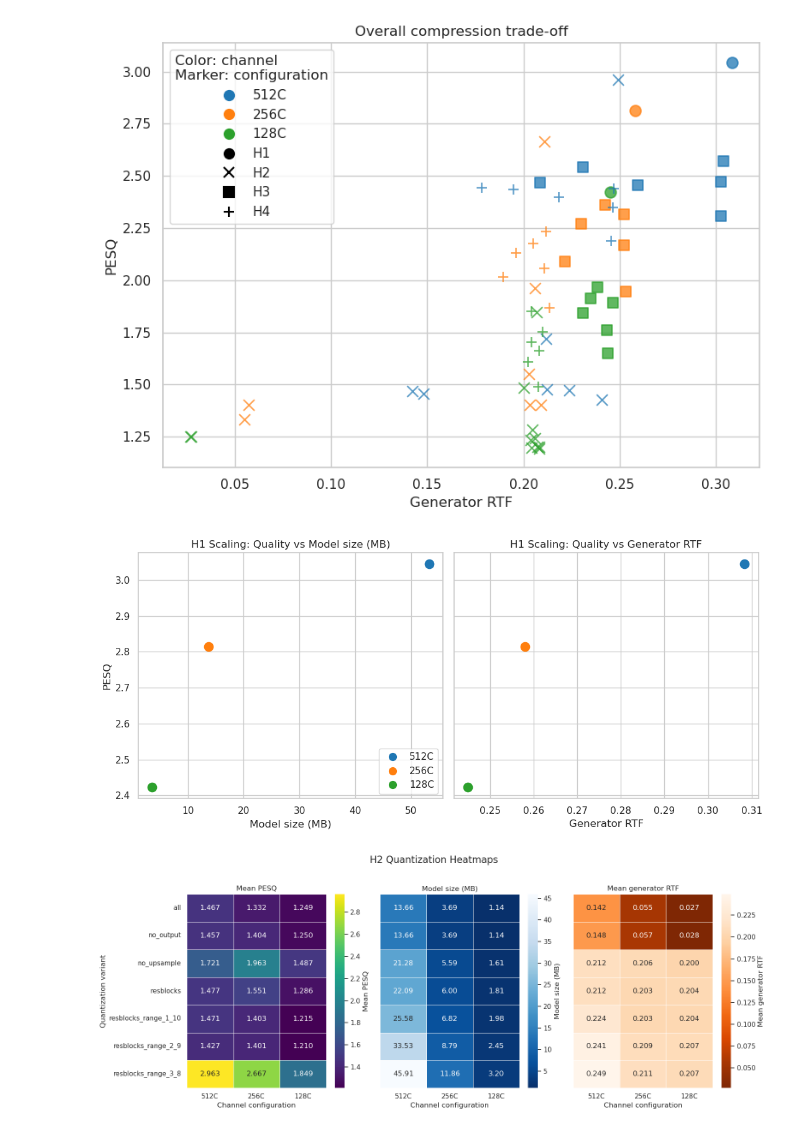
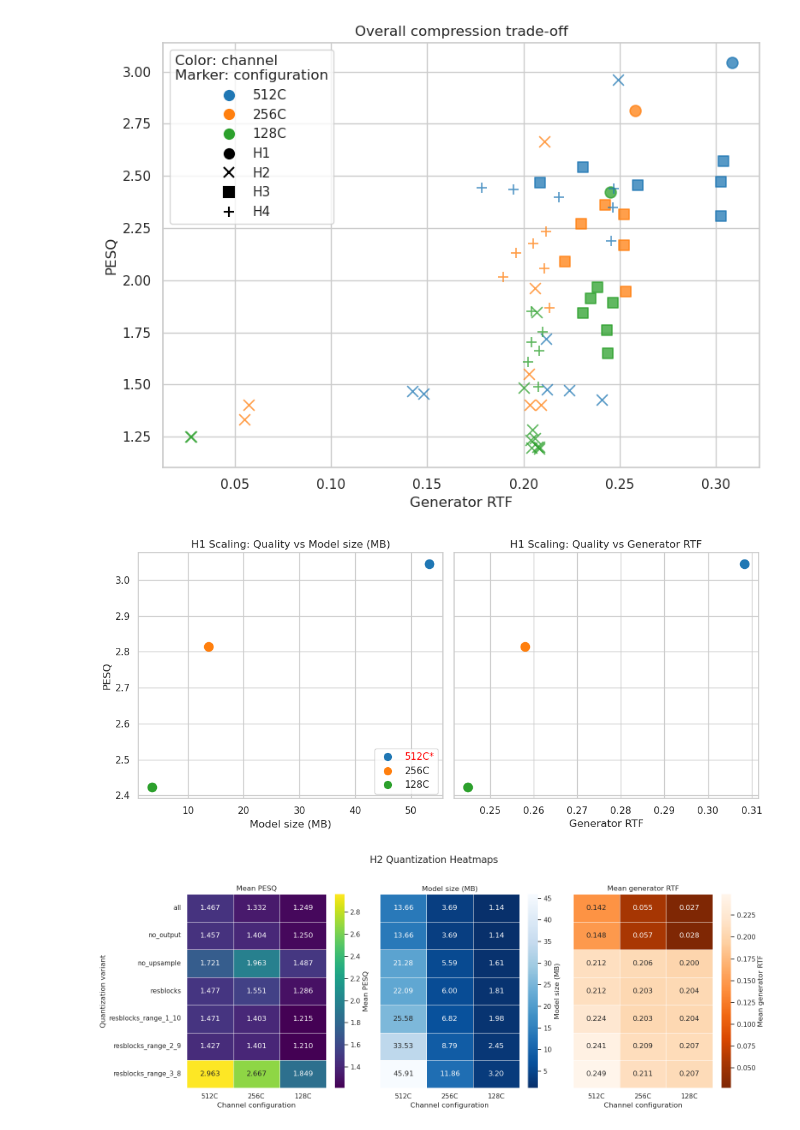
Before and after one commit to chanky1998/BIMAP_VOCODE, a Jupyter notebook: experiments_results_pd.ipynb, the cells around one changed output. Saved outputs shown, nothing was run; the diff lists cells and outputs as text; code cells hidden in the pictures.

```diff
--- a/experiments_results_pd.ipynb
+++ b/experiments_results_pd.ipynb
@@ -80,25 +80,31 @@ plt.show()
 # %%
 h1 = df[df["group"] == "H1"].copy()
 fig, axes = plt.subplots(1, 2, figsize=(11, 5), sharey=True)
 
 for channel in CHANNEL_ORDER:
     point = h1[h1["channel"] == channel]
     for i, (ax, x_column, x_label) in enumerate(zip(
         axes,["model_size_mb", "avg_generator_rtf"],["Model size (MB)", "Generator RTF"]
     )):
         ax.scatter(point[x_column], point["pesq"], color=CHANNEL_COLORS[channel],
                    marker=GROUP_MARKERS["H1"], s=100, linewidths=1.3)
         ax.set_xlabel(x_label)
         ax.set_title(f"H1 Scaling: Quality vs {x_label}")
 
-add_visual_legend(axes[0], include_groups=False,loc="lower right")
+add_visual_legend(axes[0], include_groups=False, loc="lower right")
 axes[0].get_legend().set_title(None)
+
+for text in axes[0].get_legend().get_texts():
+    if text.get_text() == "512C":
+        text.set_text("512C*")
+        text.set_color("red")
+
 axes[0].set_ylabel("PESQ")
 plt.tight_layout()
 fig.savefig(FIGURE_DIR / "h1_quality_tradeoffs.pdf", format="pdf", bbox_inches="tight")
 plt.show()
 # %% [output]
-[figure, old version]
+[figure, new version]
 # %%
 h2 = df[df["group"] == "H2"].copy()
 h2["variant"] = h2["experiment_name"].str.extract(
```
Also changed, not shown: 6 other files.
